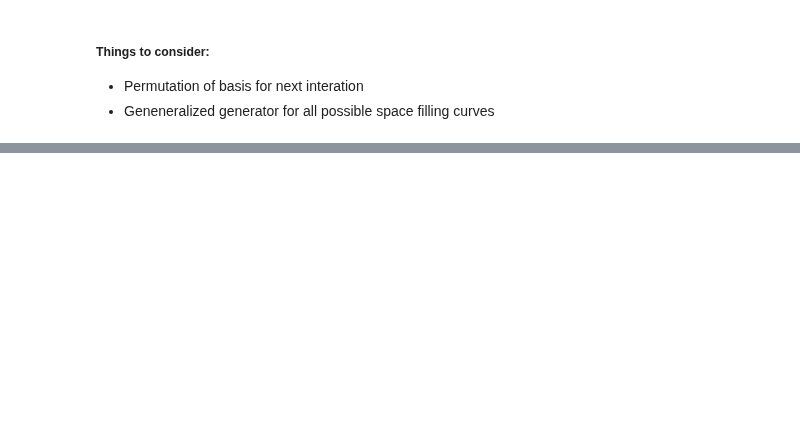
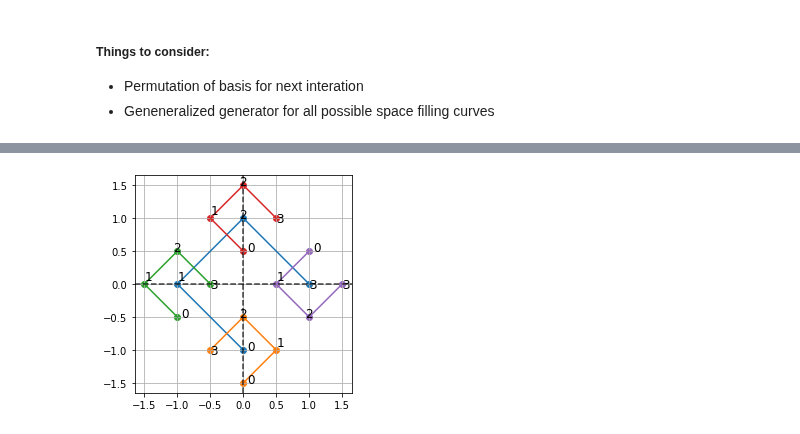
Before and after one commit to fractalclockwork/Math725, a Jupyter notebook: Projects/Space_Filling_Curves.ipynb, the cells around one changed output, grey strips where cells are left out. Cells and saved outputs as stored; diff of their text form; code cells hidden in the pictures; blank space fills up the shorter version.

```diff
--- a/Projects/Space_Filling_Curves.ipynb
+++ b/Projects/Space_Filling_Curves.ipynb
@@ -250,0 +251,17 @@ $\displaystyle \left[\begin{matrix}1 - i & 1 & 1 & 1\\0 & -1 & 0 & 0\\0 & 0 & i
+# %%
+n = 4
+ei = sym.ones(4,1)
+z = sym.exp(-2*sym.pi*sym.I/n)
+h = Matrix([z**(i+1) for i in range(4)])
+z_plot(h)
+
+z_plot(1/2 * z**2 * h.conjugate() - sym.I*ei)
+z_plot(1/2 * h - ei)
+z_plot(1/2 * h + sym.I*ei)
+z_plot(1/2 * z**4 * h.conjugate() + ei)
+
+# now we can see a way forward
+# a rather simple transform of the coordinates
+# using Antihermitian but we'll leave that as an exercise for later
+# %% [output]
+[figure, added]
```
Also changed, not shown: parts of 13 cells of this notebook.
